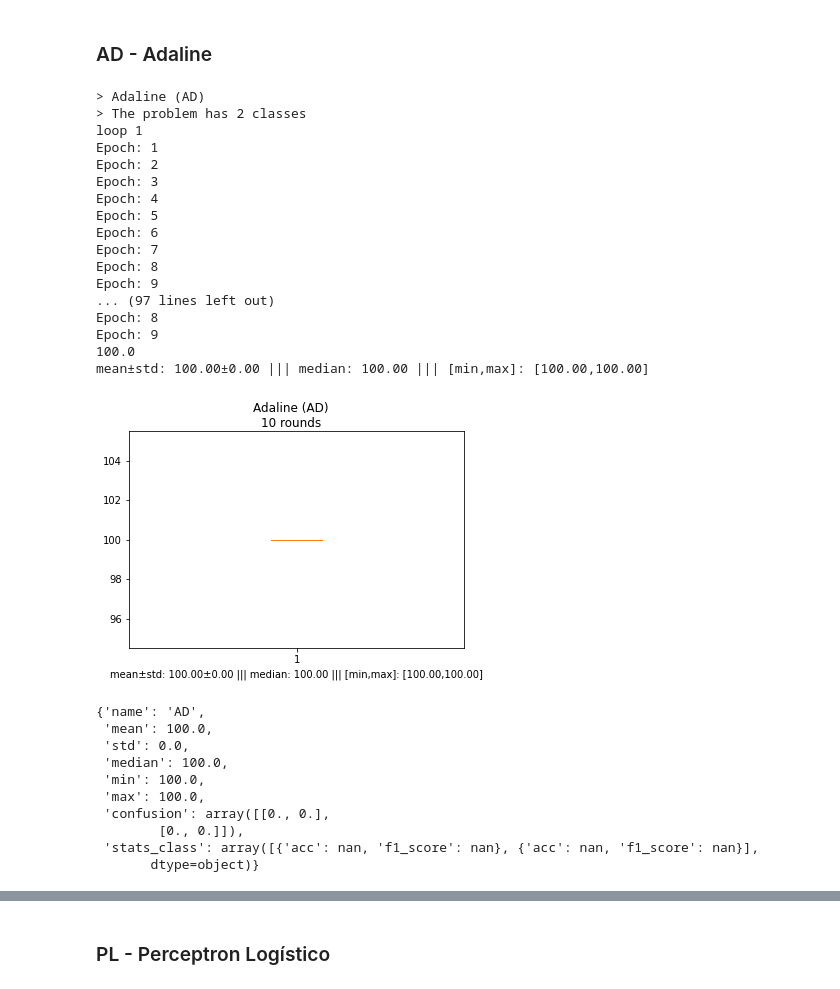
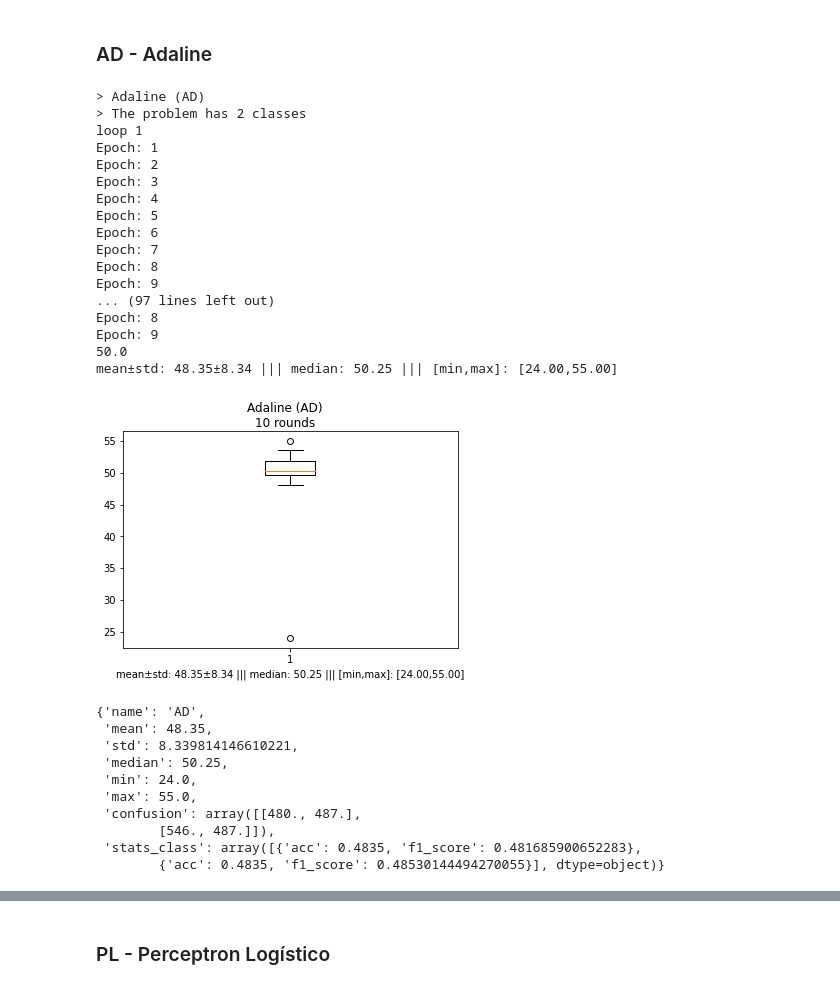
Before and after one commit to welmends/ann-impl, a Jupyter notebook: TC1/TC1.ipynb, the cells around one changed output, grey strips where cells are left out. Drawn from its saved outputs; the diff is of its cells as text; code cells hidden in the pictures.

```diff
--- a/TC1/TC1.ipynb
+++ b/TC1/TC1.ipynb
@@ -38,7 +26,7 @@ with open('xor.arff', 'w') as f:
 # %% [markdown]
 ### Xor dataset
 # %%
-data = np.hstack( (np.loadtxt('xor_input.txt', dtype=float).T, np.loadtxt('x_or_target.txt', dtype=float).T.reshape(1000,1)) )
+data = np.hstack( (np.loadtxt('xor_input.txt', dtype=float).T, np.loadtxt('xor_target.txt', dtype=float).T.reshape(1000,1)) )
 
 # with open('xor.arff', 'w') as f:
 #     f.write('@RELATION or\n')
@@ -173,7 +161,7 @@ def LMQ_classifier(data, n_runs=100, p_train=0.8, silent=False, plot=True):
 # %% [markdown]
 ### AD - Adaline
 # %%
-def AD_classifier(data, n_runs=10, n_epochs=10, output_neurons=1, l_rate=0.01, p_train=0.8, silent=False, plot=True):
+def AD_classifier(data, n_runs=10, n_epochs=10, l_rate=0.01, p_train=0.8, silent=False, plot=True):
     # Variables
     name = 'AD'
     desc = 'Adaline (AD)'
@@ -185,10 +173,11 @@ def AD_classifier(data, n_runs=10, n_epochs=10, output_neurons=1, l_rate=0.01, p
     N_attribs = len(data[0])-1
     N_train   = round(p_train*N_samples)
     N_test    = N_samples-N_train
-    K         = int(np.max(data[:,-1]))
+    K         = int(len(set(data[:,-1])))
     rates     = np.array([]) # Accuracys
     confusion = np.zeros((K,K))
     stats     = {}
+    onehotencoder = OneHotEncoder(sparse=False)
     if silent==False:
         print('> The problem has {} classes'.format(K))
 
@@ -204,7 +193,7 @@ def AD_classifier(data, n_runs=10, n_epochs=10, output_neurons=1, l_rate=0.01, p
         data_test  = data[N_train:]
 
         # Weights matrix (random init)
-        WW = 0.1*np.random.random((output_neurons, data_train.shape[1]))
+        WW = 0.1*np.random.random((K, data_train.shape[1]))
         squared_error_epochs = []
 
         ### Training
@@ -214,7 +203,7 @@ def AD_classifier(data, n_runs=10, n_epochs=10, output_neurons=1, l_rate=0.01, p
             # Shuffle training part
             np.random.shuffle(data_train)
             X_train = data_train[:,:-1]
-            Y_train = np.atleast_2d(data_train[:,-1]).T
+            Y_train = onehotencoder.fit_transform(np.atleast_2d(data_train[:,-1]).T)
 
             squared_error = 0
             for i in range(X_train.shape[0]):
@@ -225,19 +214,18 @@ def AD_classifier(data, n_runs=10, n_epochs=10, output_neurons=1, l_rate=0.01, p
                 error = Y_train[i,:] - Ui # Error
                 squared_error += 0.5*np.sum(np.power(error,2)) # sum of squared errors
                 WW += l_rate*np.dot(np.atleast_2d(error).T,np.atleast_2d(X)) # Weights matrix adjustment
-
             squared_error_epochs.append(squared_error/X_train.shape[0]) # Learning Curve
 
         ### Generalization
         X_test = data_test[:,:-1]
-        Y_test = np.atleast_2d(data_test[:,-1]).T
+        Y_test = onehotencoder.fit_transform(np.atleast_2d(data_test[:,-1]).T)
 
         squared_error = 0
         predicts = []
         for i in range(X_test.shape[0]):
             # Hidden layer
             X = np.concatenate(([-1], X_test[i,:]), axis=0) # Add bias
-            Ui = np.matmul(WW, X) # Predict based on weights matrix
+            Ui = np.dot(WW, X) # Predict based on weights matrix
             predicts.append(Ui)
             # Calculate generalization error
             error = Y_train[i,:] - Ui # Error
@@ -246,9 +234,11 @@ def AD_classifier(data, n_runs=10, n_epochs=10, output_neurons=1, l_rate=0.01, p
 
         correct = 0
         for i in range(len(predicts)):
-            if abs(np.max(predicts[i])-Y_test[i,:])<0.5:
+            predicted = np.argmax(predicts[i])
+            real   = np.argmax(Y_test[i,:])
+            if predicted == real:
                 correct+=1
-            # confusion[prediction_label-1,label_test-1]+=1
+            confusion[predicted,real]+=1
 
         # Recognition rate of r-th run
         print(correct*100/N_test)
@@ -280,46 +270,46 @@ def AD_classifier(data, n_runs=10, n_epochs=10, output_neurons=1, l_rate=0.01, p
     stats['stats_class'] = get_stats_each_class(confusion)
 
     if silent==False:
         stats_msg = 'mean±std: {:.2f}±{:.2f} ||| median: {:.2f} ||| [min,max]: [{:.2f},{:.2f}]'.format(stats['mean'],stats['std'],stats['median'],stats['min'],stats['max'])
         print(stats_msg)
         if plot:
             plt.boxplot(rates)
             plt.suptitle('{}\n{} rounds'.format(desc, n_runs))
             plt.xlabel(stats_msg)
             plt.show()
 
     return stats
 
 AD_classifier(data)
 # %% [output]
 > Adaline (AD)
 > The problem has 2 classes
 loop 1
 Epoch: 1
 Epoch: 2
 Epoch: 3
 Epoch: 4
 Epoch: 5
 Epoch: 6
 Epoch: 7
 Epoch: 8
 Epoch: 9
 ... (97 lines left out)
 Epoch: 8
 Epoch: 9
-100.0
-mean±std: 100.00±0.00 ||| median: 100.00 ||| [min,max]: [100.00,100.00]
+50.0
+mean±std: 48.35±8.34 ||| median: 50.25 ||| [min,max]: [24.00,55.00]
-[figure, old version]
+[figure, new version]
 {'name': 'AD',
- 'mean': 100.0,
- 'std': 0.0,
- 'median': 100.0,
- 'min': 100.0,
- 'max': 100.0,
- 'confusion': array([[0., 0.],
-        [0., 0.]]),
- 'stats_class': array([{'acc': nan, 'f1_score': nan}, {'acc': nan, 'f1_score': nan}],
-       dtype=object)}
+ 'mean': 48.35,
+ 'std': 8.339814146610221,
+ 'median': 50.25,
+ 'min': 24.0,
+ 'max': 55.0,
+ 'confusion': array([[480., 487.],
+        [546., 487.]]),
+ 'stats_class': array([{'acc': 0.4835, 'f1_score': 0.481685900652283},
+        {'acc': 0.4835, 'f1_score': 0.48530144494270055}], dtype=object)}
 # %%
 class Adaline(object):
     def __init__(self, eta=0.05, n_iter=10, n_epoca=50):
```
Also changed, not shown: parts of 3 cells of this notebook, 4 other files.
